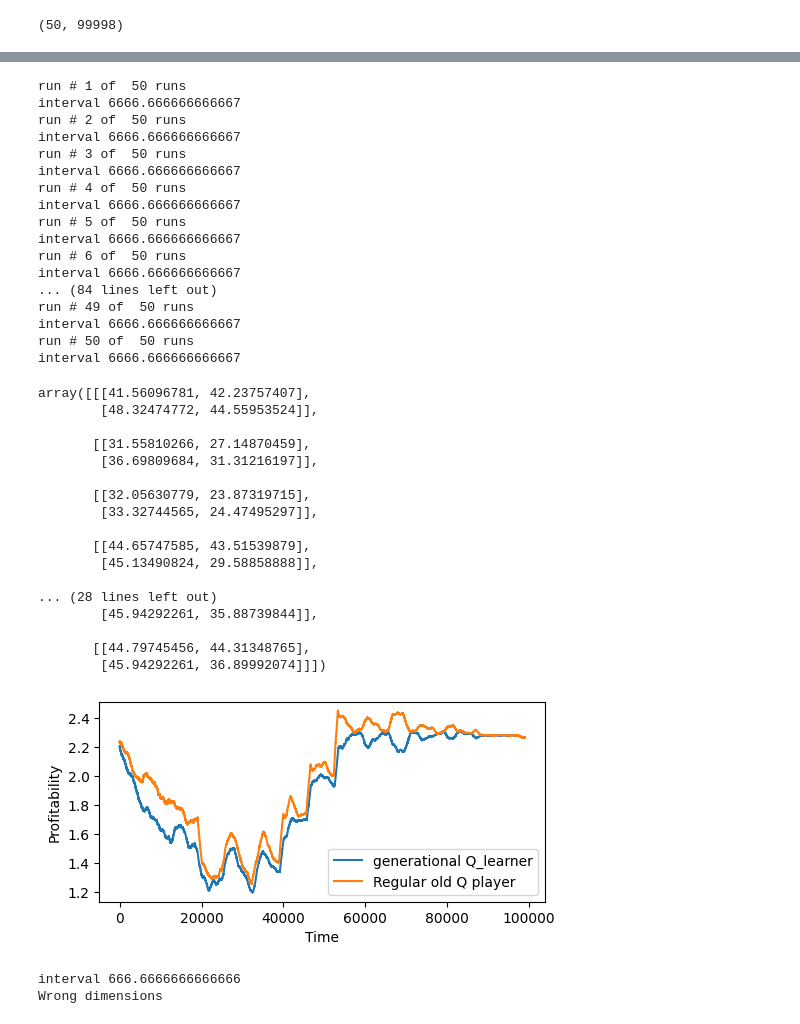
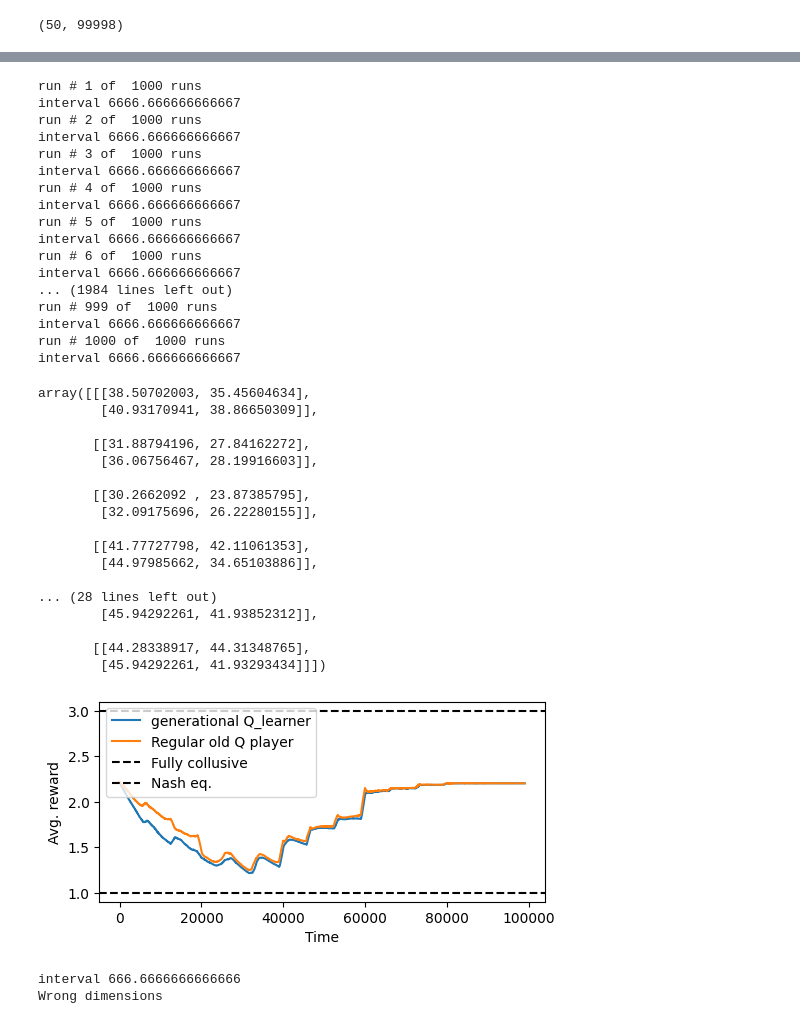
Before and after one commit to mortenvk/SpecialeProjekt, a Jupyter notebook: NewPD_MasterQ copy.ipynb, the cells around one changed output, grey strips where cells are left out. Drawn from its saved outputs; the diff is of its cells as text; code cells hidden in the pictures.

```diff
--- a/NewPD_MasterQ copy.ipynb
+++ b/NewPD_MasterQ copy.ipynb
@@ -42,15 +42,15 @@ def npc_player(options, q_table, epsilon, prev, time):
 # %%
 @njit
 def regular_update(Q, prev, alpha, delta, prices, indic):
-    # if indic == 1:
-    #     p1 = prices[prev[0,0]]
-    #     p2 = prices[prev[1,0]]
-    #     p22 = prices[prev[1,1]]
-    #     pe1 = Q[prev[0,0],prev[1,0]]
-    #     ne1 = p1*PD_rewards(p1,p2) + delta* p1*PD_rewards(p1,p22) + delta**2 * Q[np.argmax(Q[:,prev[1,1]]),prev[1,1]]
-    #     Q[prev[0,0], prev[1,0]] = (1-alpha) * pe1 + alpha * ne1
-    #     #print('GAME player 1 ne and pe', ne1, pe1)
-    # else:
+     if indic == 1:
+         p1 = prev[0,0]
+         p2 = prev[1,0]
+         p22 = prev[1,1]
+         pe1 = Q[prev[0,0],prev[1,0]]
+         ne1 = p1*PD_rewards(p1,p2)[0] + delta* p1*PD_rewards(p1,p22)[0] + delta**2 * Q[np.argmax(Q[:,prev[1,1]]),prev[1,1]]
+         Q[prev[0,0], prev[1,0]] = (1-alpha) * pe1 + alpha * ne1
+         #print('GAME player 1 ne and pe', ne1, pe1)
+     else:
         p1 = prev[1,0]
         p2 = prev[0,0]
         p22 = prev[0,1]
@@ -136,10 +136,12 @@ def PD_game(q_table, options, periods, alpha, theta, delta):
                 prev_time_for_q = int(np.floor((t-1)/interval_size))
                 #print("TimeCHeck",time_for_q,time_for_q)
                 #print('time for q', time_for_q, 'prev time for q', prev_time_for_q, "prev", prev_choices)
-                update(q_table, prev_choices, alpha, delta, options, time_for_q, prev_time_for_q, t, interval_size)
+                #update(q_table, prev_choices, alpha, delta, options, time_for_q, prev_time_for_q, t, interval_size)
+                #p_i = master_q_player(options, q_table, epsilon, prev_choices[1,1], time_for_q)
 
-
-                p_i = master_q_player(options, q_table, epsilon, prev_choices[1,1], time_for_q)
+                #In Case of Q opponent:
+                regular_update(Simple_Q_Table, prev_choices, alpha, delta, options, 1)
+                p_i = simple_Q_learner(options, Simple_Q_Table, epsilon, prev_choices[1,1])
 
                 prev_choices[0,0] = prev_choices[0,1]
                 prev_choices[0,1] = p_i
@@ -189,6 +191,6 @@ def many_games(prices, periods, alpha, theta, learners, delta, init_q):
 # %%
 options = np.array([0,1])
 init_Q = np.zeros((15,2,2))
-rewards_p1, rewards_p2, avg_prof, avg_prof2, final_Q = many_games(options, 100000, 0.3, 0.0000922, 50 ,0.95, init_Q)
+rewards_p1, rewards_p2, avg_prof, avg_prof2, final_Q = many_games(options, 100000, 0.3, 0.0000922, 100 ,0.95, init_Q)
 final_Q
 # %% [output]
@@ -327,66 +329,66 @@ last_prof1_5, last_prof2_5 = prof_means(last_fivep1, last_fivep2)
 # %%
 options = np.array([0,1])
 init_Q = np.zeros((15,2,2))
-rewards_p1, rewards_p2, avg_prof, avg_prof2, final_Q2 = many_games(options, 100000, 0.3, 0.0000922, 50 ,0.95, final_Q)
-final_Q
+rewards_p1, rewards_p2, avg_prof, avg_prof2, final_Q2 = many_games(options, 100000, 0.3, 0.0000922, 1000 ,0.95, final_Q)
+final_Q2
 # %% [output]
-run # 1 of  50 runs
+run # 1 of  1000 runs
 interval 6666.666666666667
-run # 2 of  50 runs
+run # 2 of  1000 runs
 interval 6666.666666666667
-run # 3 of  50 runs
+run # 3 of  1000 runs
 interval 6666.666666666667
-run # 4 of  50 runs
+run # 4 of  1000 runs
 interval 6666.666666666667
-run # 5 of  50 runs
+run # 5 of  1000 runs
 interval 6666.666666666667
-run # 6 of  50 runs
+run # 6 of  1000 runs
 interval 6666.666666666667
-... (84 lines left out)
-run # 49 of  50 runs
+... (1984 lines left out)
+run # 999 of  1000 runs
 interval 6666.666666666667
-run # 50 of  50 runs
+run # 1000 of  1000 runs
 interval 6666.666666666667
-array([[[41.56096781, 42.23757407],
-        [48.32474772, 44.55953524]],
+array([[[38.50702003, 35.45604634],
+        [40.93170941, 38.86650309]],
 
-       [[31.55810266, 27.14870459],
-        [36.69809684, 31.31216197]],
+       [[31.88794196, 27.84162272],
+        [36.06756467, 28.19916603]],
 
-       [[32.05630779, 23.87319715],
-        [33.32744565, 24.47495297]],
+       [[30.2662092 , 23.87385795],
+        [32.09175696, 26.22280155]],
 
-       [[44.65747585, 43.51539879],
-        [45.13490824, 29.58858888]],
+       [[41.77727798, 42.11061353],
+        [44.97985662, 34.65103886]],
 
 ... (28 lines left out)
-        [45.94292261, 35.88739844]],
+        [45.94292261, 41.93852312]],
 
-       [[44.79745456, 44.31348765],
-        [45.94292261, 36.89992074]]])
+       [[44.28338917, 44.31348765],
+        [45.94292261, 41.93293434]]])
 # %%
 samlet_prof, samlet_prof2 = prof_means(rewards_p1, rewards_p2)
 
 profitability_arr, profitability_arr2 = moving_avg(samlet_prof, samlet_prof2, 1000)
 avg_timend = time.time()
 #print('ending moving average. time: ', (avg_timend - avgtime))
 #np.savetxt("<file>.csv", moving_averages, delimiter = ',')
 #print(moving_averages)
 
 t_arr1 = np.arange(0,98999)
 t_arr2 = np.arange(0,98999)
 fig, ax = plt.subplots(figsize =(5.75, 2.6))
 plt.plot(t_arr1,profitability_arr,'-',label='generational Q_learner')
 plt.plot(t_arr2,profitability_arr2,'-', label='Regular old Q player')
-#plt.axhline(y=0.125, color='k', linestyle = '--')
-#plt.axhline(y=0.061, color='k', linestyle = '--')
+plt.axhline(y=3, color='k', linestyle = '--', label='Fully collusive')
+plt.axhline(y=1, color='k', linestyle = '--', label='Nash eq.')
 plt.xlabel("Time")
-plt.ylabel("Profitability")
+plt.ylabel("Avg. reward")
 #plt.ylim(0.00,0.15)
 plt.legend()
 plt.show()
 # %% [output]
-[figure, old version]
+[figure, new version]
 # %%
 
 Q = np.zeros((10,2,2))
```
Also changed, not shown: parts of 4 cells of this notebook.
